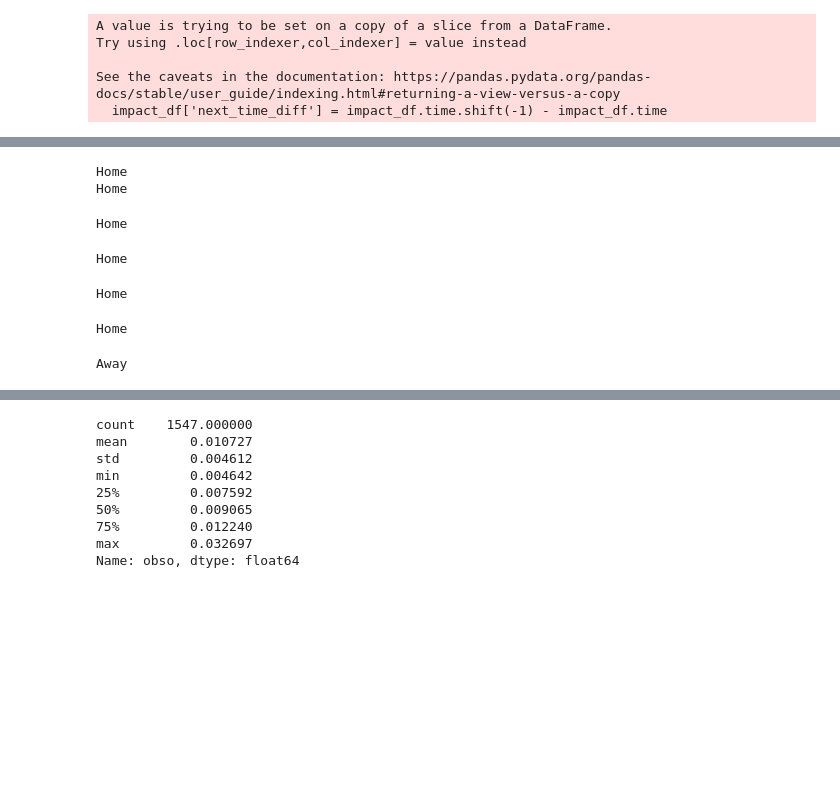
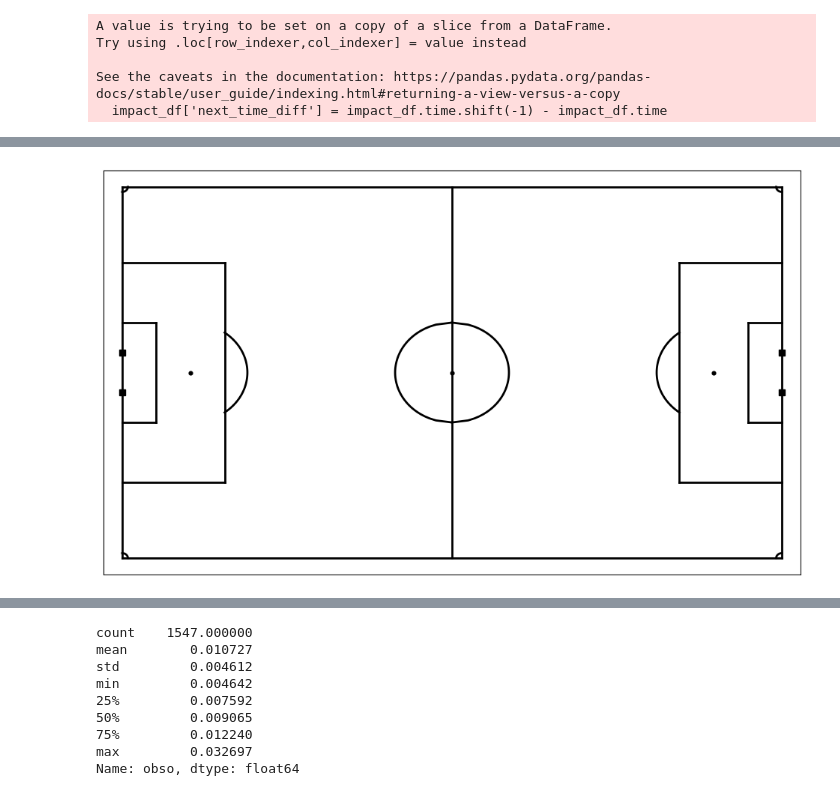
Before and after one commit to liammoore44/City-DS, a Jupyter notebook: notebooks/possession_animation.ipynb, the cells around one changed output, grey strips where cells are left out. Drawn from its saved outputs; the diff is of its cells as text; code cells hidden in the pictures; blank space fills up the shorter version.

```diff
--- a/notebooks/possession_animation.ipynb
+++ b/notebooks/possession_animation.ipynb
@@ -262,25 +266,17 @@ See the caveats in the documentation: https://pandas.pydata.org/pandas-docs/stab
+# %%
+# viz.animate(3, impact_dfs[0], tracking_home, tracking_away)
+fig, ax = viz.plot_pitch(field_color='white', field_dimen=(106., 68.,))
+viz.animate_frames(fig, ax, impact_dfs[0], tracking_home, tracking_away)
+# %% [output]
+[figure, added]
 # %%
 fig, ax = viz.plot_pitch(field_color='white', field_dimen=(106., 68.,))
 
-def animate(i):
-    ax.clear()
-    # Get the point from the points list at index i
-    row = impact_dfs[47].iloc[i]
-    # Plot that point using the x and y coordinates
-    viz.plot_frame_players(row.frame, tracking_home, tracking_away, row.attacking_team, row.conrol_matrix, fig=fig, ax=ax)
-    print(row.attacking_team)
-ani = FuncAnimation(fig, animate, frames=len(impact_dfs[47]),
-                    interval=500, repeat=False)
+
+ani = FuncAnimation(fig, viz.animate, frames=len(impact_dfs[0]),
+                    interval=500, repeat=False, fargs=(fig, ax, impact_dfs[0], tracking_home, tracking_away), blit=True)
 plt.close()
 # Save the animation as an animated GIF
-ani.save("high_impact_example.gif", dpi=300,
+ani.save("example.gif", dpi=300,
          writer=PillowWriter(fps=1))
-# %% [output]
-Home
-Home
-Home
-Home
-Home
-Home
-Away
 # %%
```
Also changed, not shown: parts of 6 cells of this notebook, 6 other files.
